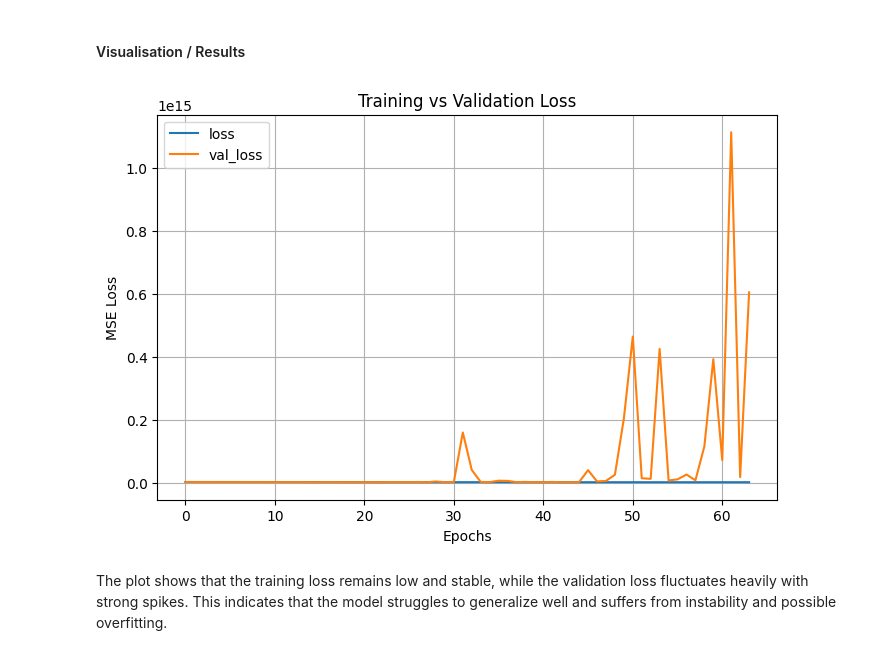
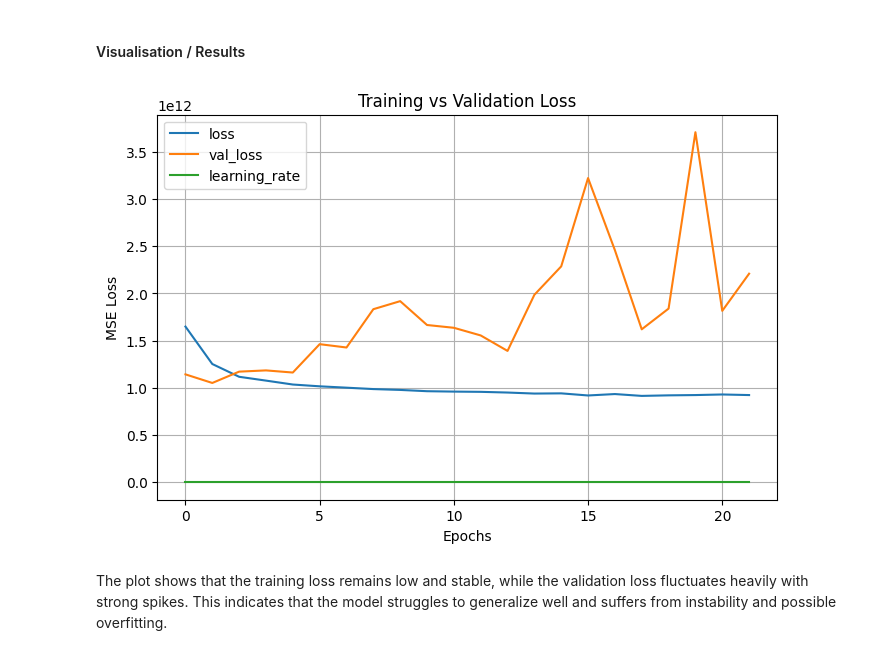
Before and after one commit to TimothyG77/DL-projects, a Jupyter notebook: Excercise 1/ANN-Regression-Dataset2/All_States_USA_ANN_Regression.ipynb, the cells around one changed output. Cells and saved outputs as stored; diff of their text form; code cells hidden in the pictures.

```diff
--- a/Excercise 1/ANN-Regression-Dataset2/All_States_USA_ANN_Regression.ipynb
+++ b/Excercise 1/ANN-Regression-Dataset2/All_States_USA_ANN_Regression.ipynb
@@ -302,27 +302,26 @@ X_test  = scaler.transform(X_test)
 #### Neural Network Architecture
 Here we built a neural network model with several dense layers and batch normalization to improve stability and performance.
 # %%
-from keras.callbacks import ModelCheckpoint, EarlyStopping, ReduceLROnPlateau
+from tensorflow.keras import Sequential, layers
+from tensorflow.keras.callbacks import ModelCheckpoint, EarlyStopping, ReduceLROnPlateau
 
 variable_amount = len(X.columns)
 
-neural_model_13 = keras.Sequential(
-    [
-        layers.BatchNormalization(input_shape=(variable_amount,)),
-        layers.Dense(32, activation="relu"),
-        layers.BatchNormalization(),
-        layers.Dense(16, activation="relu"),
-        layers.BatchNormalization(),
-        layers.Dense(8, activation="relu"),
-        layers.BatchNormalization(),
-        layers.Dense(1)
-    ]
-)
+neural_model_20 = Sequential([
+    layers.BatchNormalization(input_shape=(variable_amount,)),
+    layers.Dense(128, activation="relu"),
+    layers.Dropout(0.2),
+    layers.Dense(64, activation="relu"),
+    layers.Dropout(0.2),
+    layers.Dense(32, activation="relu"),
+    layers.Dropout(0.2),
+    layers.Dense(1)
+])
 
-neural_model_13.compile(
+neural_model_20.compile(
     optimizer="adam",
     loss="mse"
 )
 
-neural_model_13.summary()
+neural_model_20.summary()
 # %% [output]
@@ -367,12 +369,20 @@ mc = ModelCheckpoint(
     save_best_only=True
 )
 
-callback_list = [early_stop, mc]
+reduce_lr = ReduceLROnPlateau(
+    monitor="val_loss",
+    factor=0.5,
+    patience=10,
+    verbose=1
+)
 
-history = neural_model_13.fit(
+callback_list = [early_stop, mc, reduce_lr]
+
+history = neural_model_20.fit(
     x=X_train,
     y=y_train,
     epochs=100,
+    batch_size=1024,
     validation_data=(X_val, y_val),
     callbacks=callback_list,
     verbose=1
@@ -398,15 +408,15 @@ Epoch 64/100
 # %% [markdown]
 #### Visualisation / Results
 # %%
-loss_df = pd.DataFrame(neural_model_13.history.history)
+loss_df = pd.DataFrame(neural_model_20.history.history)
 loss_df.plot(figsize=(8,5))
 plt.title("Training vs Validation Loss")
 plt.xlabel("Epochs")
 plt.ylabel("MSE Loss")
 plt.grid(True)
 plt.show()
 # %% [output]
-[figure, old version]
+[figure, new version]
 # %% [markdown]
 The plot shows that the training loss remains low and stable, while the validation loss fluctuates heavily with strong spikes. This indicates that the model struggles to generalize well and suffers from instability and possible overfitting.
 # %% [markdown]
```
Also changed, not shown: parts of 15 cells of this notebook, 6 other files.
